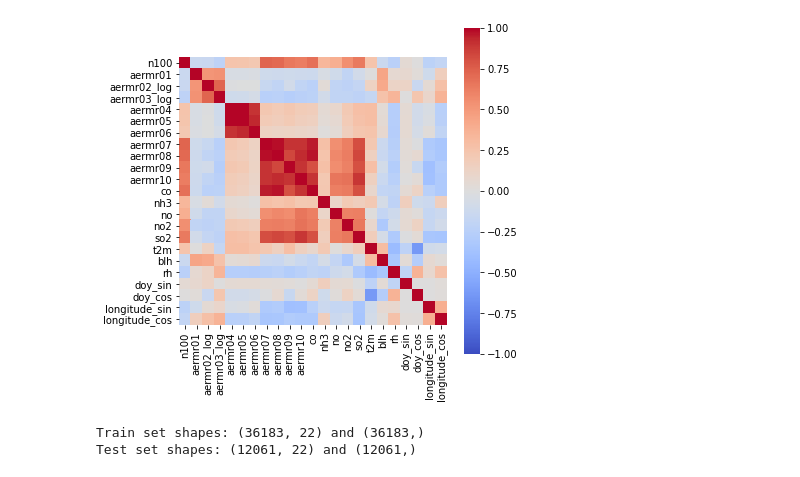
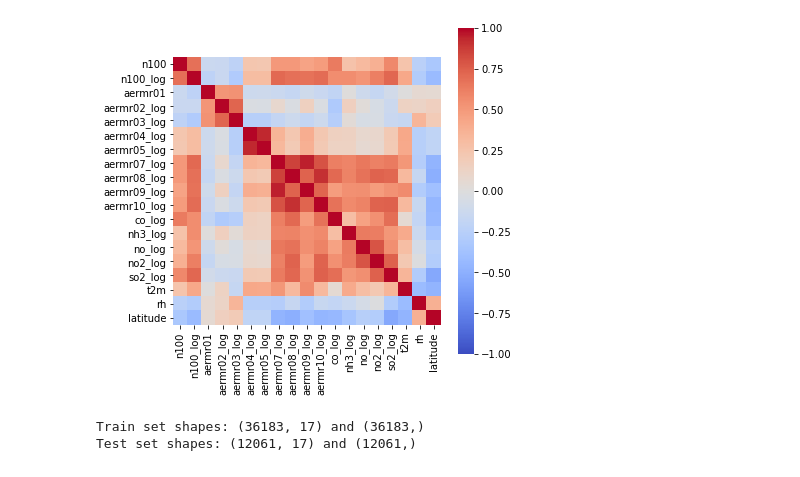
Before and after one commit to ellarauth/CCN-proxy-modeling, a Jupyter notebook: modelling.ipynb, the cells around one changed output. Cells and saved outputs as stored; diff of their text form; code cells hidden in the pictures.

Commit message:
added results for log-transformed N100 concentration
also updated plotting functions in modelling notebook

```diff
--- a/modelling.ipynb
+++ b/modelling.ipynb
@@ -154,7 +121,7 @@ for v in variables:
 # %%
 data = pd.read_csv('data/full_data.csv', parse_dates=['date'])
 
-for v in variables:
+for v in ['n100']+variables:
     if v not in dont_transform:
         transformed = data[v]
         transformed = transformed.where(transformed != transformed.min(), transformed.nlargest(2).iloc[-1])
@@ -172,16 +139,22 @@ data.head()
 # %%
-predictors = ['aermr01', 'aermr02_log', 'aermr03_log', 'aermr04', 'aermr05', 'aermr06',
-              'aermr07', 'aermr08', 'aermr09', 'aermr10', 'co', 'nh3', 'no', 'no2', 'so2',
-              't2m', 'blh', 'rh', 'doy_sin', 'doy_cos', 'longitude_sin', 'longitude_cos']
+# use when using original n100 data
+# predictors = ['aermr01', 'aermr02_log', 'aermr03_log', 'aermr04', 'aermr05', 'aermr06',
+#               'aermr07', 'aermr08', 'aermr09', 'aermr10', 'co', 'nh3', 'no', 'no2', 'so2',
+#               't2m', 'blh', 'rh', 'doy_sin', 'doy_cos', 'longitude_sin', 'longitude_cos']
+
+# use when log-transforming n100 data
+predictors = ['aermr01', 'aermr02_log', 'aermr03_log', 'aermr04_log', 'aermr05_log',
+              'aermr07_log', 'aermr08_log', 'aermr09_log', 'aermr10_log', 'co_log',
+              'nh3_log', 'no_log', 'no2_log', 'so2_log', 't2m', 'rh', 'latitude']
 
 plt.figure(figsize=(6,6))
-sns.heatmap(data[['n100'] + predictors].corr(),
-            xticklabels=['n100'] + predictors, yticklabels=['n100'] + predictors,
+sns.heatmap(data[['n100', 'n100_log']+predictors].corr(),
+            xticklabels=['n100', 'n100_log']+predictors, yticklabels=['n100', 'n100_log']+predictors,
             cmap='coolwarm', cbar=True, square=True, vmin=-1, vmax=1);
 # %% [output]
-[figure, old version]
+[figure, new version]
 # %%
-# splitting the dataset into traning (75%) and testing (25%) sets
+# splitting the dataset into training (75%) and testing (25%) sets
 indices = np.arange(len(data))
 np.random.seed(42)
 np.random.shuffle(indices)
@@ -194,15 +167,17 @@ X_train = np.take(data[predictors], train_indices, 0)
 X_test = np.take(data[predictors], test_indices, 0)
 
 # n100 concentration
-y_train = np.take(data.n100, train_indices, 0)
-y_test = np.take(data.n100, test_indices, 0)
-log_y_test = np.take(np.log(data.n100.where(data.n100 != 0, 0.1)), test_indices, 0)
+log_transf_n100 = True
+y_train = np.take(data.n100, train_indices, 0) if not log_transf_n100 else np.take(data.n100_log, train_indices, 0)
+log_y_test = np.take(data.n100_log, test_indices, 0)
+orig_y_test = np.take(data.n100, test_indices, 0)
+y_test = orig_y_test if not log_transf_n100 else log_y_test
 
 print('Train set shapes:', X_train.shape, 'and', y_train.shape)
 print('Test set shapes:', X_test.shape, 'and', y_test.shape)
 # %% [output]
-Train set shapes: (36183, 22) and (36183,)
-Test set shapes: (12061, 22) and (12061,)
+Train set shapes: (36183, 17) and (36183,)
+Test set shapes: (12061, 17) and (12061,)
 # %%
 # fitting the linear regression model
 model = LinearRegression().fit(X_train, y_train)
```
Also changed, not shown: parts of 4 cells of this notebook, 1 other file.
